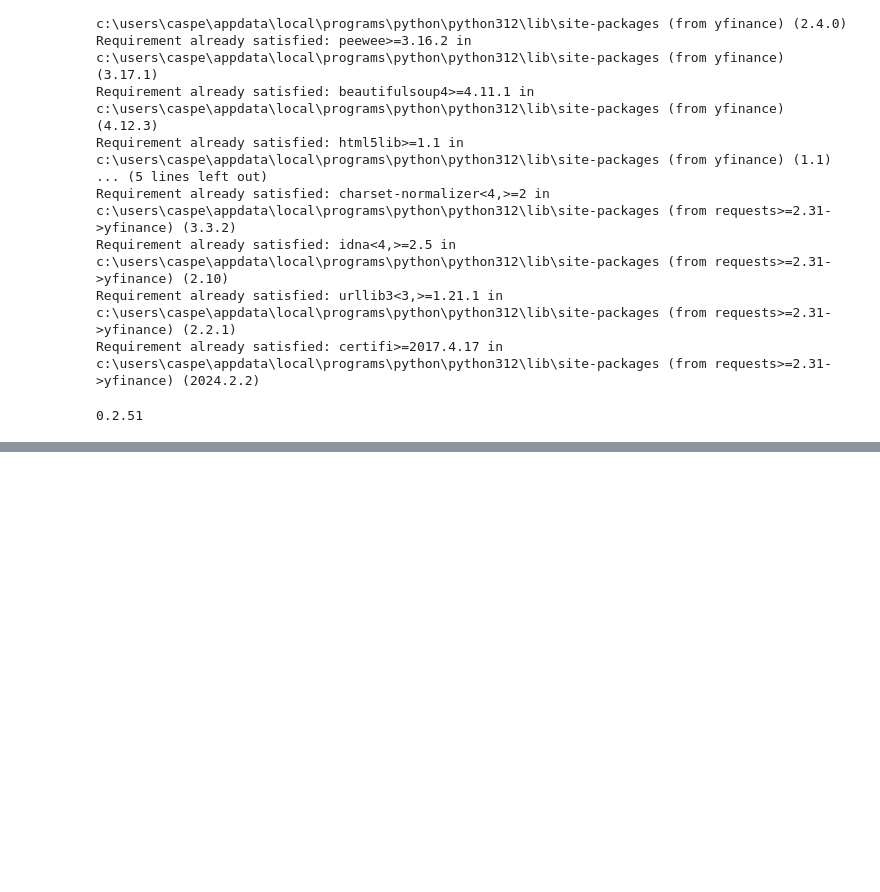
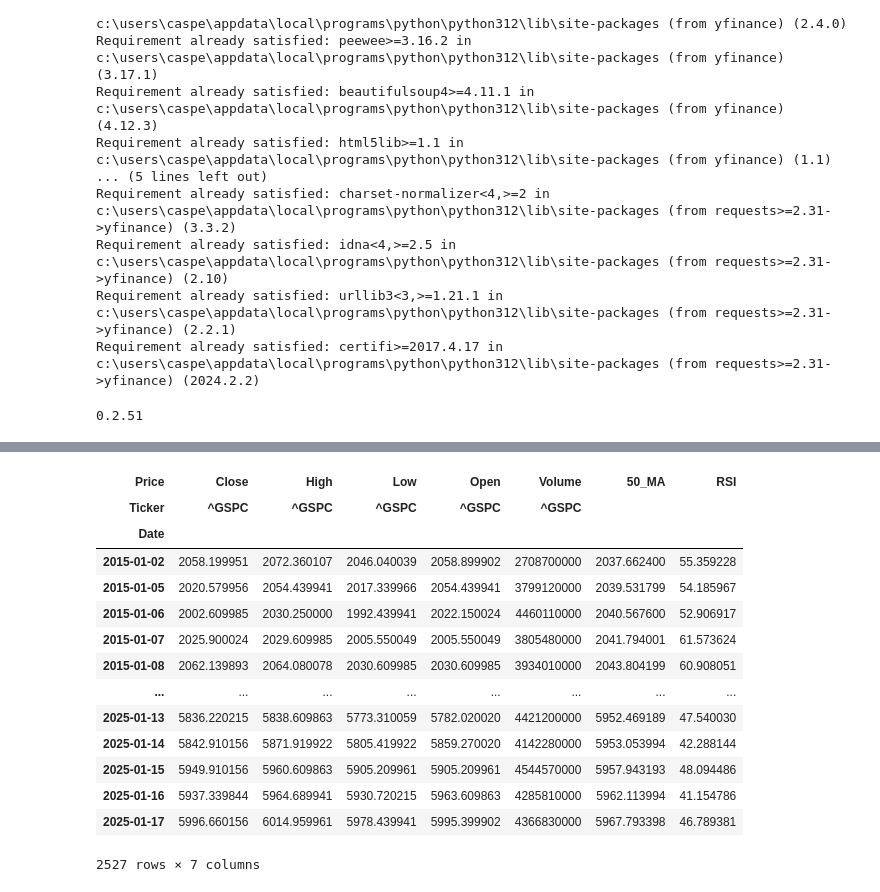
Before and after one commit to casperpriem05/data, a Jupyter notebook: yfinance.ipynb, the cells around one changed output, grey strips where cells are left out. Drawn from its saved outputs; the diff is of its cells as text; code cells hidden in the pictures; blank space fills up the shorter version.

```diff
--- a/yfinance.ipynb
+++ b/yfinance.ipynb
@@ -26,0 +106,18 @@ print(yf.__version__)
+# %%
+df
+# %% [output]
+| Price | Close | High | Low | Open | Volume | 50_MA | RSI |
+| Ticker | ^GSPC | ^GSPC | ^GSPC | ^GSPC | ^GSPC |  |  |
+| Date |  |  |  |  |  |  |  |
+| 2015-01-02 | 2058.199951 | 2072.360107 | 2046.040039 | 2058.899902 | 2708700000 | 2037.662400 | 55.359228 |
+| 2015-01-05 | 2020.579956 | 2054.439941 | 2017.339966 | 2054.439941 | 3799120000 | 2039.531799 | 54.185967 |
+| 2015-01-06 | 2002.609985 | 2030.250000 | 1992.439941 | 2022.150024 | 4460110000 | 2040.567600 | 52.906917 |
+| 2015-01-07 | 2025.900024 | 2029.609985 | 2005.550049 | 2005.550049 | 3805480000 | 2041.794001 | 61.573624 |
+| 2015-01-08 | 2062.139893 | 2064.080078 | 2030.609985 | 2030.609985 | 3934010000 | 2043.804199 | 60.908051 |
+| ... | ... | ... | ... | ... | ... | ... | ... |
+| 2025-01-13 | 5836.220215 | 5838.609863 | 5773.310059 | 5782.020020 | 4421200000 | 5952.469189 | 47.540030 |
+| 2025-01-14 | 5842.910156 | 5871.919922 | 5805.419922 | 5859.270020 | 4142280000 | 5953.053994 | 42.288144 |
+| 2025-01-15 | 5949.910156 | 5960.609863 | 5905.209961 | 5905.209961 | 4544570000 | 5957.943193 | 48.094486 |
+| 2025-01-16 | 5937.339844 | 5964.689941 | 5930.720215 | 5963.609863 | 4285810000 | 5962.113994 | 41.154786 |
+| 2025-01-17 | 5996.660156 | 6014.959961 | 5978.439941 | 5995.399902 | 4366830000 | 5967.793398 | 46.789381 |
+2527 rows × 7 columns
```
Also changed, not shown: parts of 9 cells of this notebook.
